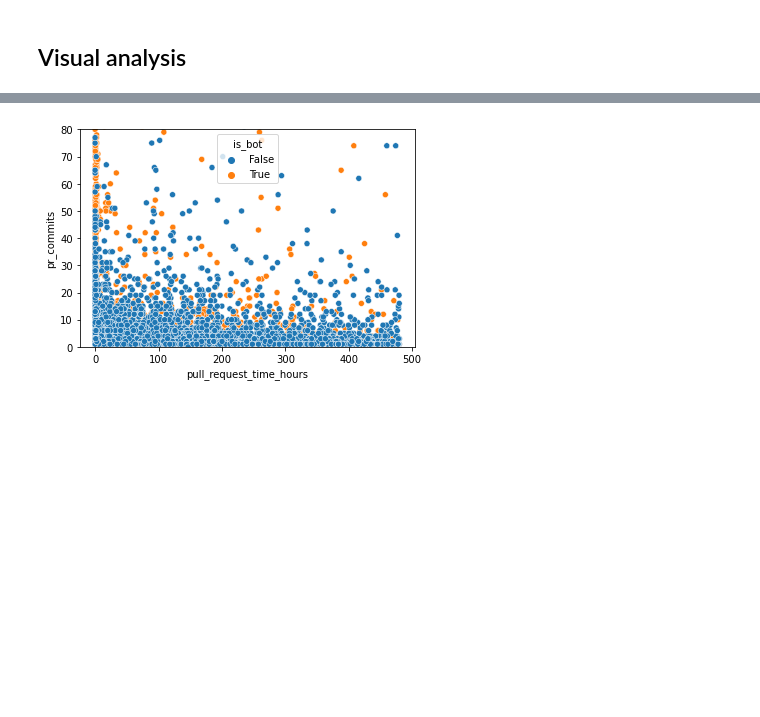
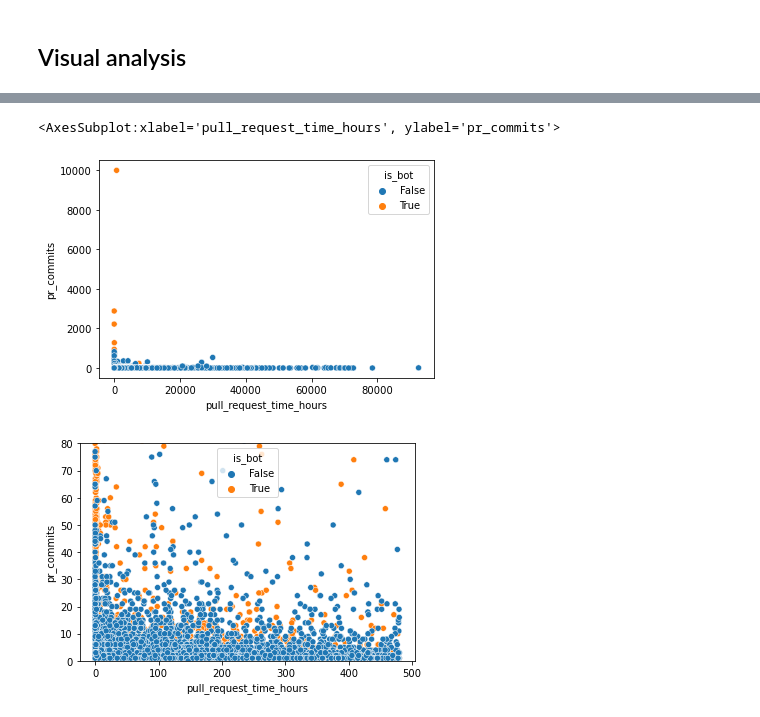
Before and after one commit to AnnikaLarissa/Bot_activity_on_github, a Jupyter notebook: pull_request_speed.ipynb, the cells around one changed output, grey strips where cells are left out. Cells and saved outputs as stored; diff of their text form; code cells hidden in the pictures; blank space fills up the shorter version.

```diff
--- a/pull_request_speed.ipynb
+++ b/pull_request_speed.ipynb
@@ -136 +166,7 @@ sns.violinplot(data=filtered_10_df, x="is_bot", y="pull_request_time_hours")
+# %%
+# Pull request commits
+sns.scatterplot(data=filtered_df, x="pull_request_time_hours", y="pr_commits", hue="is_bot")
+# %% [output]
+<AxesSubplot:xlabel='pull_request_time_hours', ylabel='pr_commits'>
+[figure, added]
 # %%
```
Also changed, not shown: parts of 9 cells of this notebook.
